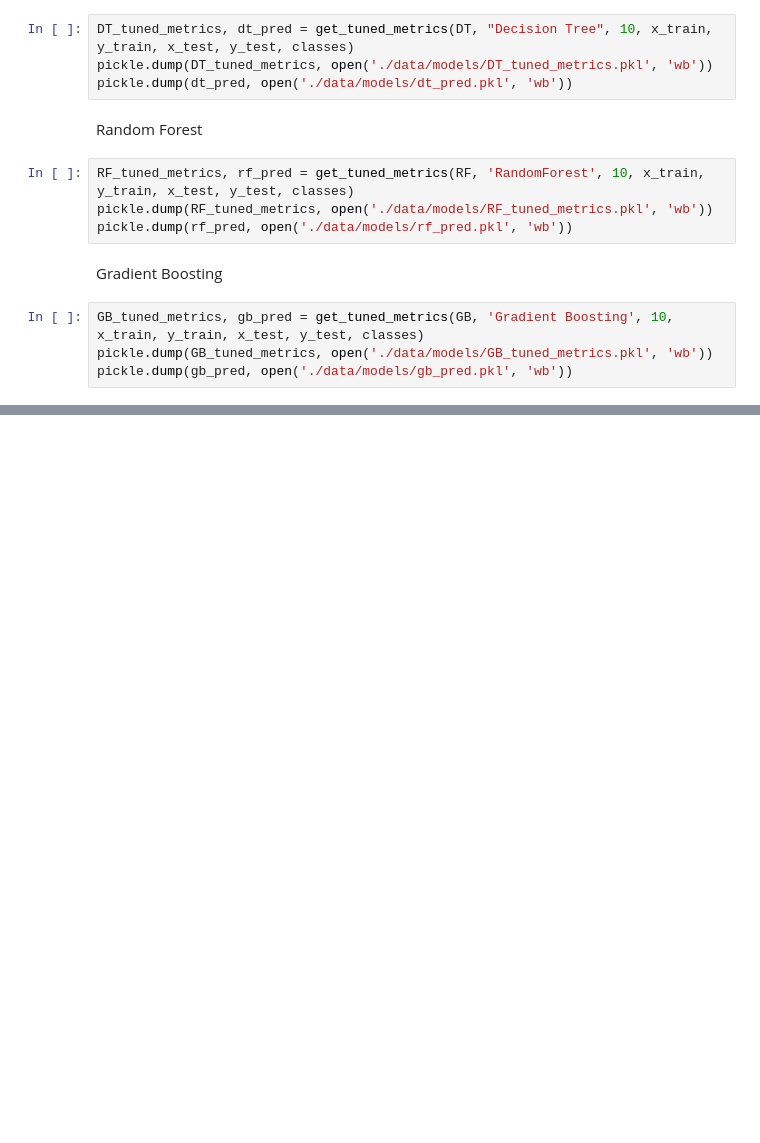
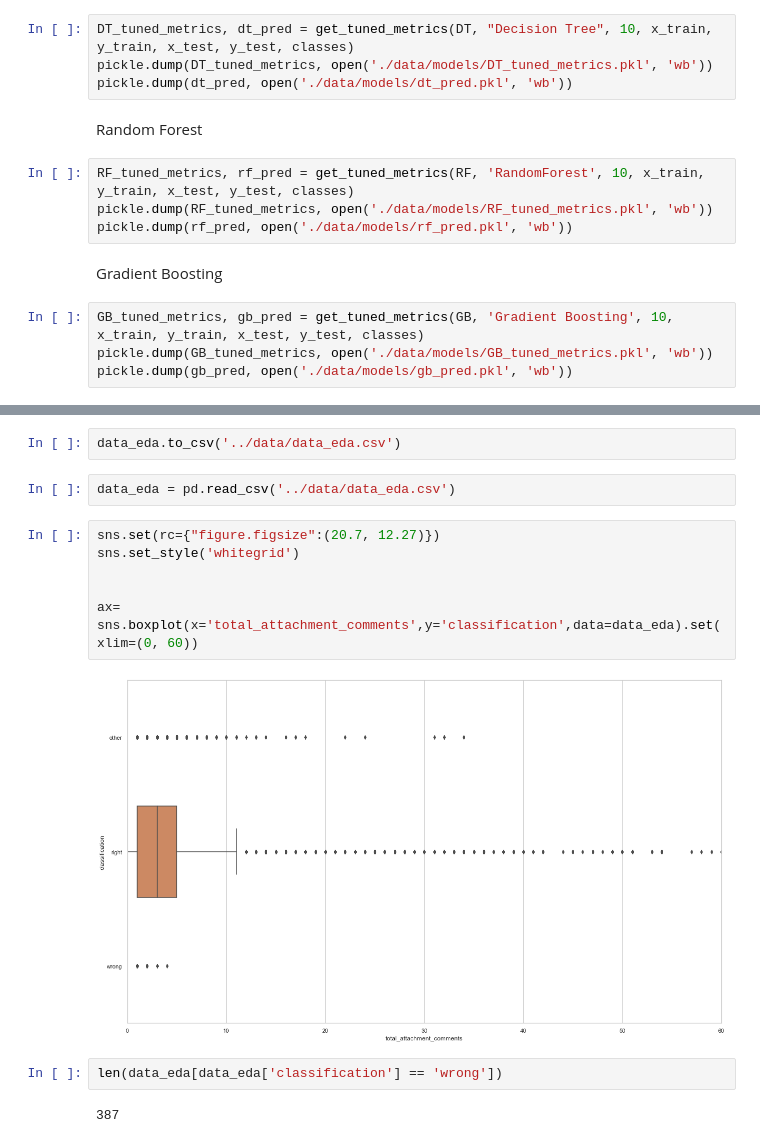
Before and after one commit to manoelf/master-research-bugreport, a Jupyter notebook: notebook/bug-report-investigatin-bugzilla.ipynb, the cells around one changed output, grey strips where cells are left out. Drawn from its saved outputs; the diff is of its cells as text; blank space fills up the shorter version.

```diff
--- a/notebook/bug-report-investigatin-bugzilla.ipynb
+++ b/notebook/bug-report-investigatin-bugzilla.ipynb
@@ -475,0 +510,16 @@ pickle.dump(gb_pred, open('./data/models/gb_pred.pkl', 'wb'))
+# %%
+data_eda.to_csv('../data/data_eda.csv')
+# %%
+data_eda = pd.read_csv('../data/data_eda.csv')
+# %%
+sns.set(rc={"figure.figsize":(20.7, 12.27)})
+sns.set_style('whitegrid')
+
+
+ax= sns.boxplot(x='total_attachment_comments',y='classification',data=data_eda).set(xlim=(0, 60))
+# %% [output]
+[figure, added]
+# %%
+len(data_eda[data_eda['classification'] == 'wrong'])
+# %% [output]
+387
```
Also changed, not shown: parts of 13 cells of this notebook, 2 other files.
